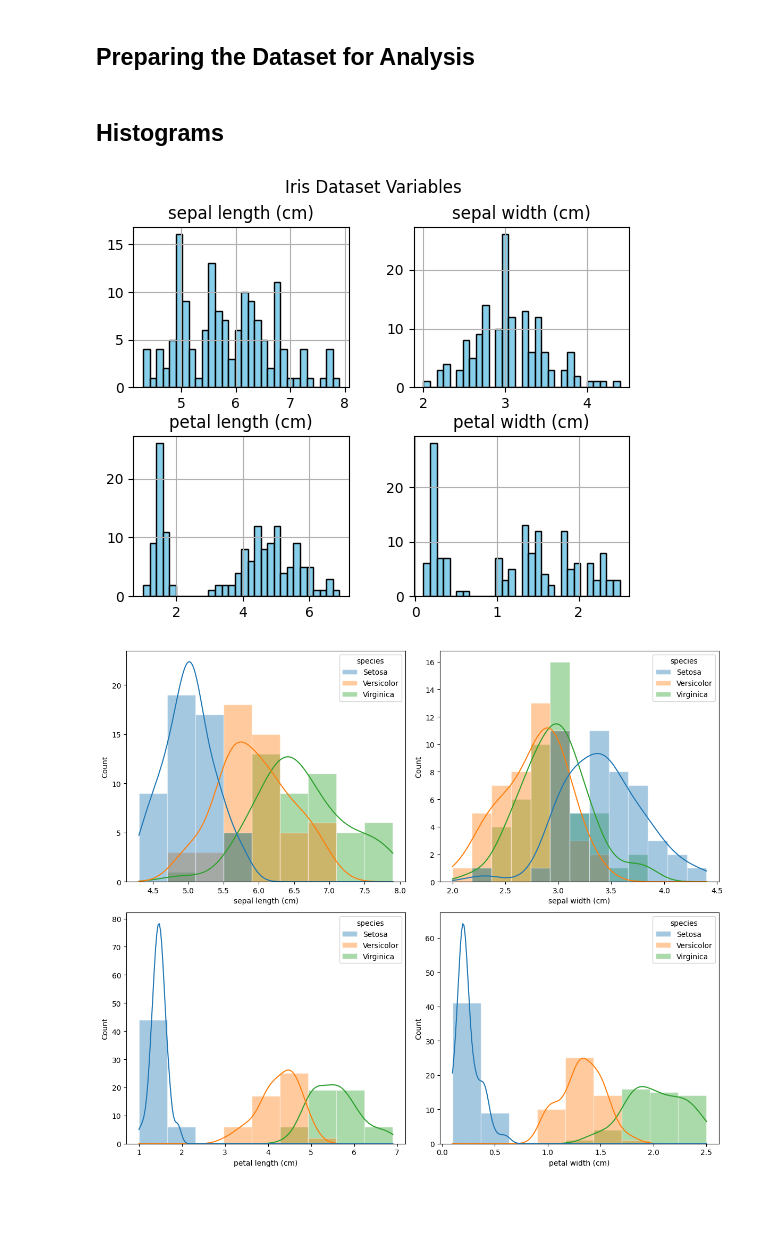
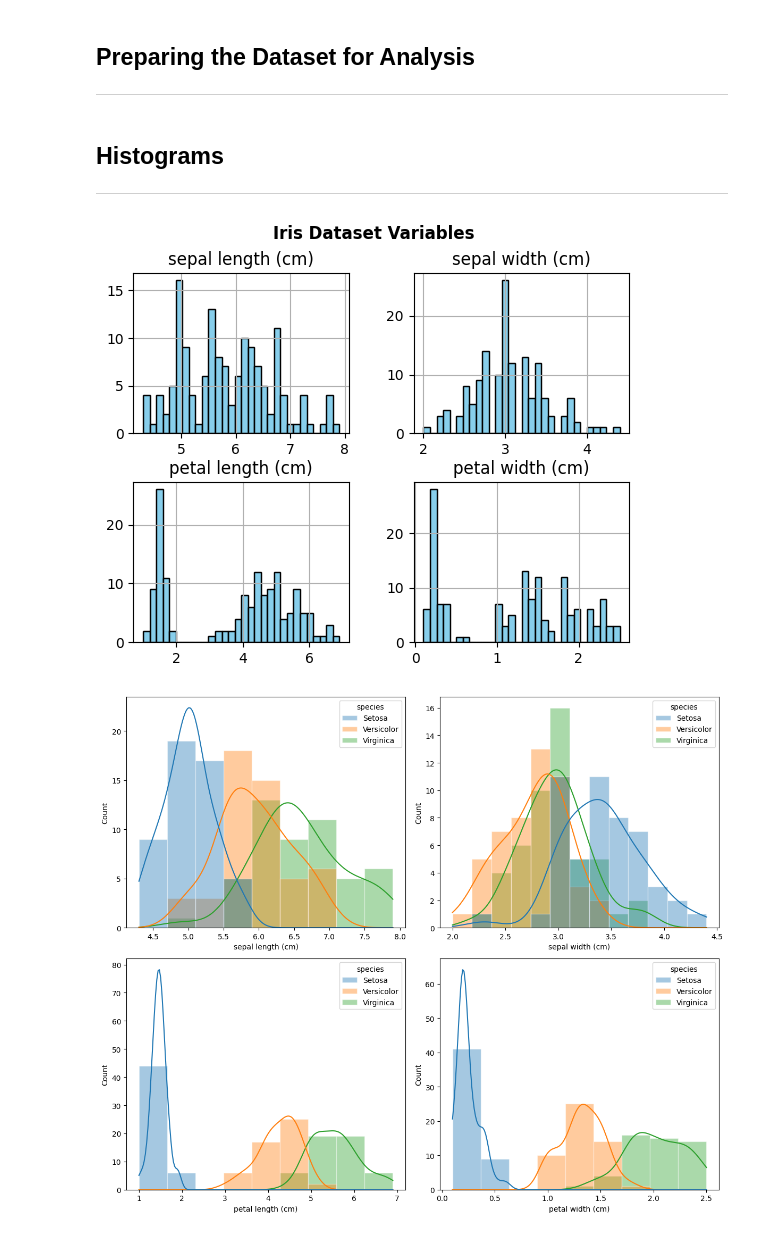
Before and after one commit to NeilTynan/pands-project, a Jupyter notebook: iris.ipynb, the cells around one changed output. Drawn from its saved outputs; the diff is of its cells as text; code cells hidden in the pictures; blank space fills up the shorter version.

Commit message:
Added header image and improved readibility

```diff
--- a/iris.ipynb
+++ b/iris.ipynb
@@ -34,5 +23,6 @@ print(iris.variables)
 # %% [markdown]
 ## Preparing the Dataset for Analysis
+---
 # %%
 # Converting the original dataset in a pandas dataframe
 z = iris.data.original
@@ -52,15 +42,16 @@ df.columns = ['sepal length (cm)', 'sepal width (cm)', 'petal length (cm)', 'pet
 df['species'] = df['species'].replace({'Iris-setosa': 'Setosa', 'Iris-versicolor':'Versicolor', 'Iris-virginica': 'Virginica'}, regex=True)
 # %% [markdown]
 ## Histograms
+---
 # %%
 # Generating a histogram of the Iris dataset
 df.hist(bins=30, color='skyblue', edgecolor='black')
-plt.suptitle('Iris Dataset Variables')
+plt.suptitle('Iris Dataset Variables', fontweight="bold")
 
 # Saving the histogram into the directory
 plt.savefig('iris_variables.png')
 # %% [output]
-[figure, old version]
+[figure, new version]
 # %%
 fig, axes = plt.subplots(2, 2, figsize=(12, 10))
 
```
Also changed, not shown: parts of 6 cells of this notebook, 2 other files.
